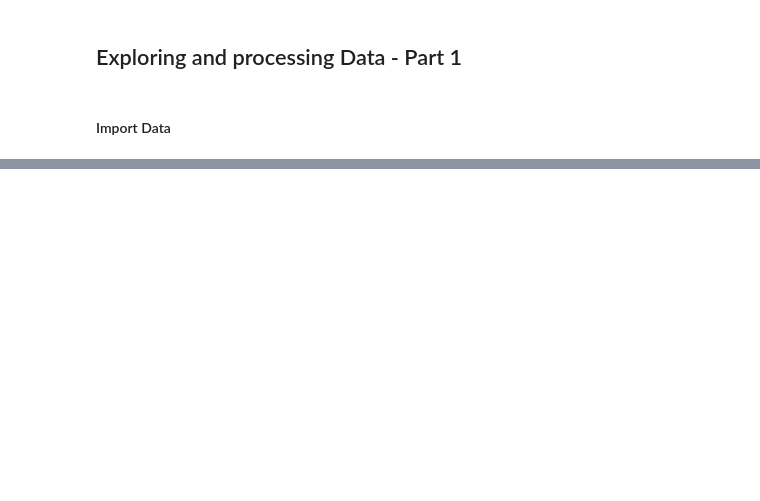
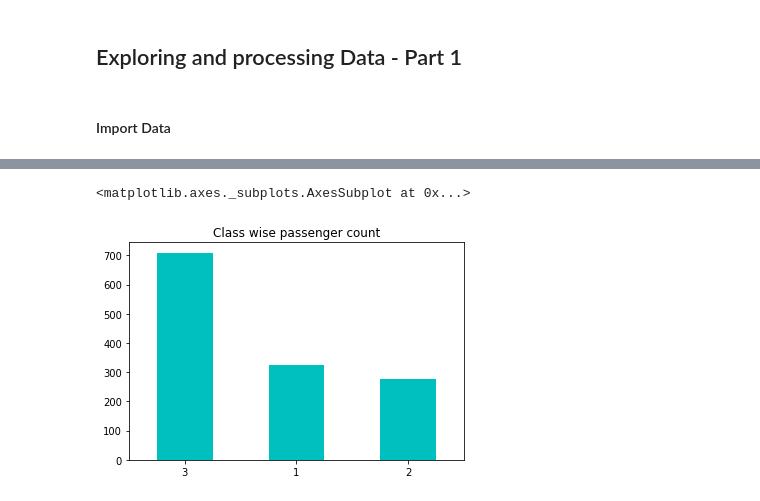
Before and after one commit to code-sleuth/titanic, a Jupyter notebook: notebooks/2.0 exploring-processing-data.ipynb, the cells around one changed output, grey strips where cells are left out. Drawn from its saved outputs; the diff is of its cells as text; code cells hidden in the pictures; blank space fills up the shorter version.

```diff
--- a/notebooks/2.0 exploring-processing-data.ipynb
+++ b/notebooks/2.0 exploring-processing-data.ipynb
@@ -20,0 +350,6 @@ ParserError: Error tokenizing data. C error: Expected 1 fields in line 6, saw 2
+# %%
+# title : to set title, color : to set color, rot : to rotate labels
+df.Pclass.value_counts().plot(kind='bar', rot=0,title='Class wise passenger count', color='c')
+# %% [output]
+<matplotlib.axes._subplots.AxesSubplot at 0x...>
+[figure, added]
```
Also changed, not shown: parts of 32 cells of this notebook.
